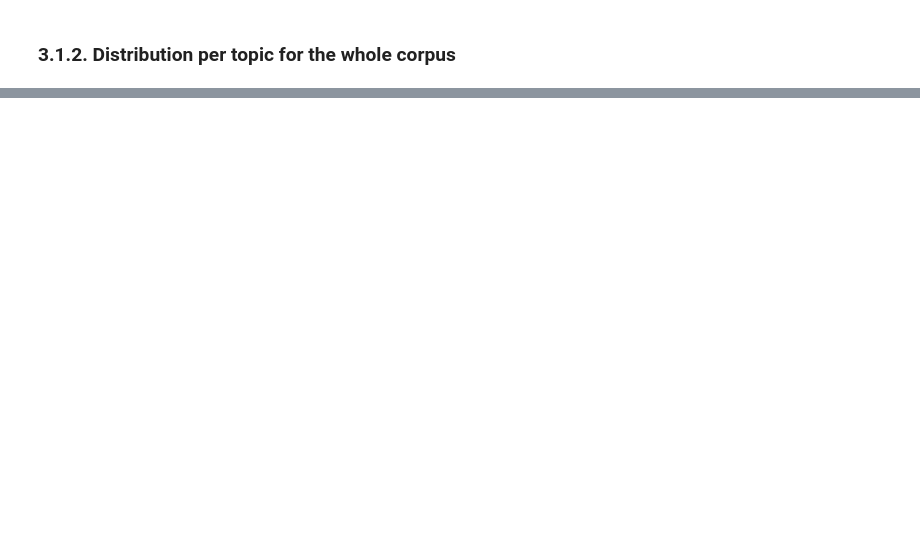
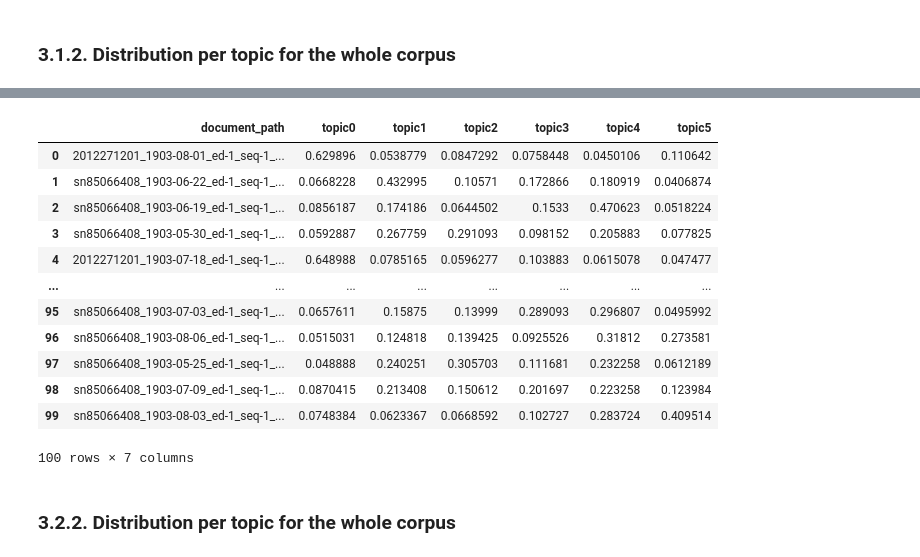
Before and after one commit to DHARPA-Project/TopicModelling-, a Jupyter notebook: topic_modelling_gensim_mallet.ipynb, the cells around one changed output, grey strips where cells are left out. Saved outputs shown, nothing was run; the diff lists cells and outputs as text; code cells hidden in the pictures; blank space fills up the shorter version.

```diff
--- a/topic_modelling_gensim_mallet.ipynb
+++ b/topic_modelling_gensim_mallet.ipynb
@@ -496,0 +524,8 @@ terms: 0.008*"italiano" + 0.004*"italia" + 0.004*"roma" + 0.003*"dispaccio" + 0.
+# %%
+distribution_mallet = pd.DataFrame(index=[i for i in range(len(corpus))],columns=[f'topic{i}' for i in range(numtopics)])
+# %%
+for i in range(len(corpus)):
+  row = [list(j)[1] for j in ldamallet_to_gensim[corpus[i]]]
+  distribution_mallet.loc[i] = row
+# %%
+distribution_mallet.insert(0, 'document_path', sources['file_name'])
@@ -496,0 +547,18 @@ terms: 0.008*"italiano" + 0.004*"italia" + 0.004*"roma" + 0.003*"dispaccio" + 0.
+# %%
+distribution_mallet
+# %% [output]
+|  | document_path | topic0 | topic1 | topic2 | topic3 | topic4 | topic5 |
+| 0 | 2012271201_1903-08-01_ed-1_seq-1_... | 0.629896 | 0.0538779 | 0.0847292 | 0.0758448 | 0.0450106 | 0.110642 |
+| 1 | sn85066408_1903-06-22_ed-1_seq-1_... | 0.0668228 | 0.432995 | 0.10571 | 0.172866 | 0.180919 | 0.0406874 |
+| 2 | sn85066408_1903-06-19_ed-1_seq-1_... | 0.0856187 | 0.174186 | 0.0644502 | 0.1533 | 0.470623 | 0.0518224 |
+| 3 | sn85066408_1903-05-30_ed-1_seq-1_... | 0.0592887 | 0.267759 | 0.291093 | 0.098152 | 0.205883 | 0.077825 |
+| 4 | 2012271201_1903-07-18_ed-1_seq-1_... | 0.648988 | 0.0785165 | 0.0596277 | 0.103883 | 0.0615078 | 0.047477 |
+| ... | ... | ... | ... | ... | ... | ... | ... |
+| 95 | sn85066408_1903-07-03_ed-1_seq-1_... | 0.0657611 | 0.15875 | 0.13999 | 0.289093 | 0.296807 | 0.0495992 |
+| 96 | sn85066408_1903-08-06_ed-1_seq-1_... | 0.0515031 | 0.124818 | 0.139425 | 0.0925526 | 0.31812 | 0.273581 |
+| 97 | sn85066408_1903-05-25_ed-1_seq-1_... | 0.048888 | 0.240251 | 0.305703 | 0.111681 | 0.232258 | 0.0612189 |
+| 98 | sn85066408_1903-07-09_ed-1_seq-1_... | 0.0870415 | 0.213408 | 0.150612 | 0.201697 | 0.223258 | 0.123984 |
+| 99 | sn85066408_1903-08-03_ed-1_seq-1_... | 0.0748384 | 0.0623367 | 0.0668592 | 0.102727 | 0.283724 | 0.409514 |
+100 rows × 7 columns
+# %% [markdown]
+### 3.2.2. Distribution per topic for the whole corpus
```
Also changed, not shown: parts of 24 cells of this notebook.
